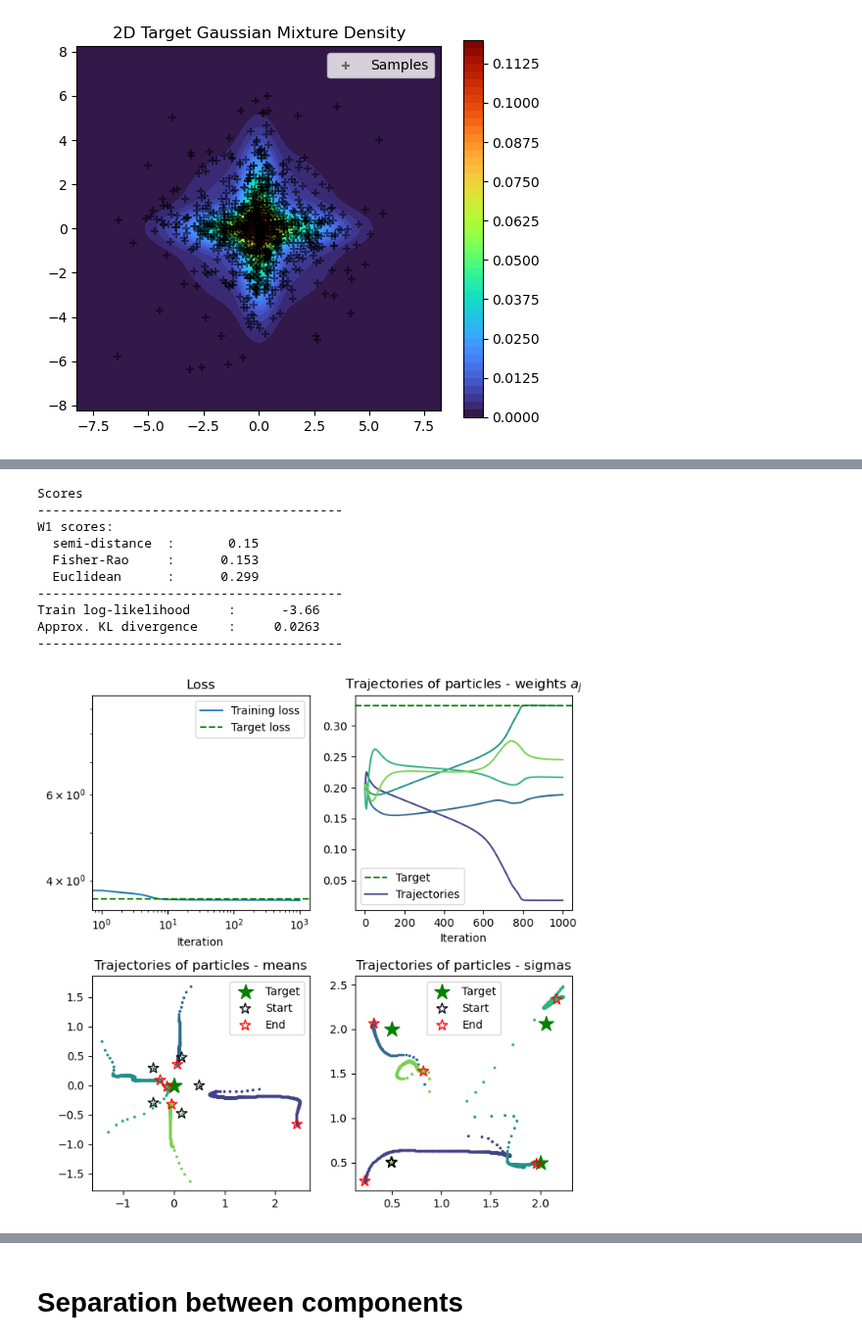
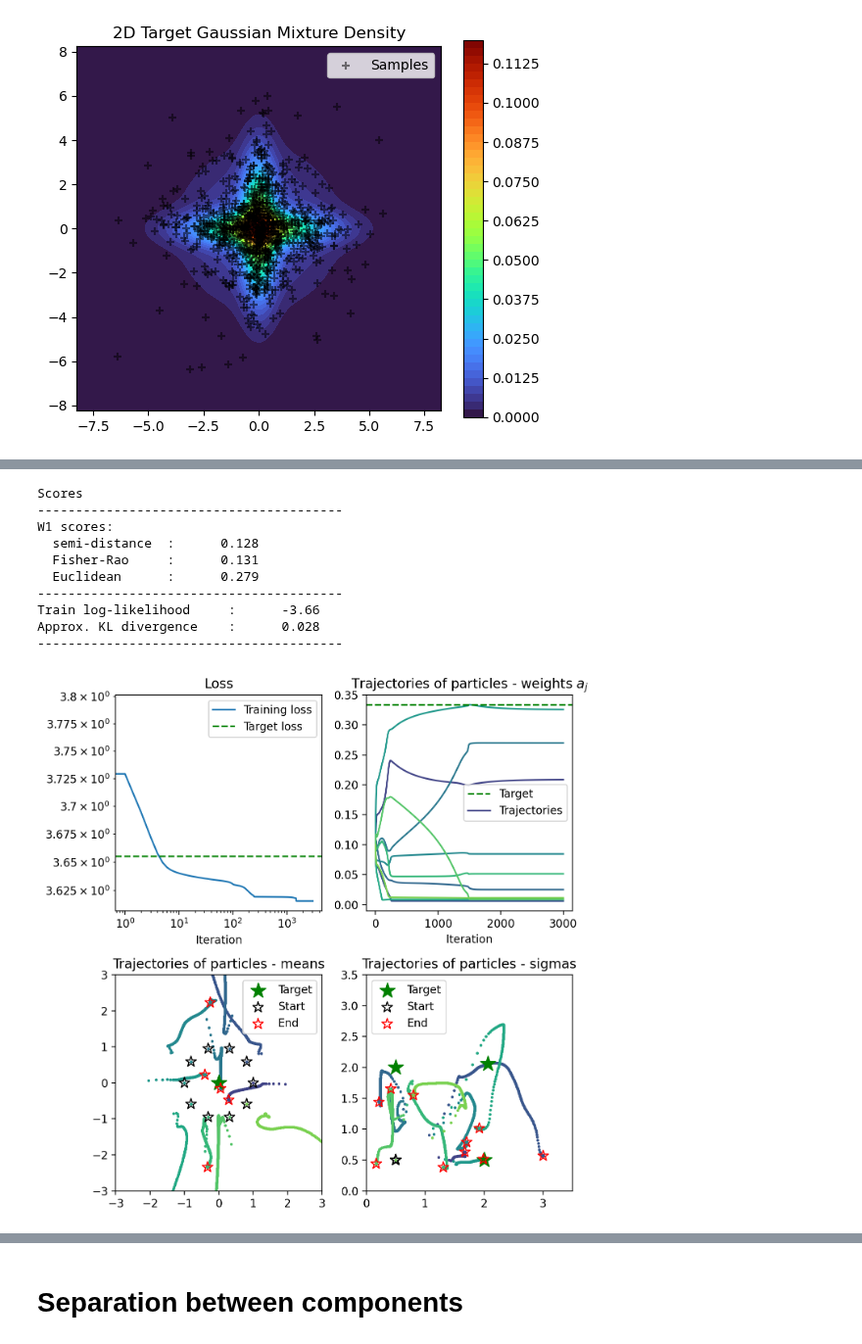
Before and after one commit to giardr/blasso_gmm_cpgd, a Jupyter notebook: cpgd_experiments.ipynb, the cells around one changed output, grey strips where cells are left out. Shown at 98% size. Cells and saved outputs as stored; diff of their text form; code cells hidden in the pictures.

Commit message:
limit axis iterates

```diff
--- a/cpgd_experiments.ipynb
+++ b/cpgd_experiments.ipynb
@@ -17,10 +17,11 @@ from methods import *
 # %% [markdown]
 ## Utilities
 # %%
-def plot_2d_iterates(tab_iter, target=None, title=None, ax=None):
+def plot_2d_iterates(tab_iter, target=None, title=None, ax=None, lim_axis=None):
     """
     tab_iter of size n_iter * n_particles * 2, target of size n_components * 2
     If ax is provided, plots on this ax. Otherwise creates a new figure.
+    If lim_axis is None or list of 4 numbers. If it is not None, set x limits and y limits.
     """
     n_iter, n_particles, dim = tab_iter.shape
     assert dim == 2
@@ -28,7 +29,7 @@ def plot_2d_iterates(tab_iter, target=None, title=None, ax=None):
     # create a new figure/axes if not provided
     ax_is_None = ax is None
     if ax_is_None:
-        fig, ax = plt.subplots(figsize=(5, 5))
+        fig, ax = plt.subplots(figsize=(5, 5), dpi=200)
     else:
         fig = ax.figure
 
@@ -84,6 +85,10 @@ def plot_2d_iterates(tab_iter, target=None, title=None, ax=None):
         [], [], marker="*", s=100, facecolors="none", edgecolors="red", label="End"
     )
 
+    if lim_axis is not None:
+        ax.set_xlim(lim_axis[0:2])
+        ax.set_ylim(lim_axis[2:4])
+
     ax.legend()
     if ax_is_None:
         plt.show()
@@ -101,7 +106,7 @@ def plot_1d_iterates(tab_iter, target=None, title=None, ax=None, legend=True):
 
     ax_is_None = ax is None
     if ax_is_None:
-        fig, ax = plt.subplots(figsize=(5, 5))
+        fig, ax = plt.subplots(figsize=(5, 5), dpi=200)
     else:
         fig = ax.figure
 
@@ -132,7 +137,7 @@ def plot_1d_iterates(tab_iter, target=None, title=None, ax=None, legend=True):
 def plot_loss(iter_loss, loss_target=None, ax=None, log_scale=True):
     ax_is_None = ax is None
     if ax_is_None:
-        fig, ax = plt.subplots(figsize=(5, 5))
+        fig, ax = plt.subplots(figsize=(5, 5), dpi=200)
     else:
         fig = ax.figure
     ax.plot(iter_loss, label="Training loss")
@@ -151,9 +156,9 @@ def plot_loss(iter_loss, loss_target=None, ax=None, log_scale=True):
 
 
 def plot_all_1d(
-    iter_loss, iter_particles, loss_target, means_target, sigmas_target, weights_target
+    iter_loss, iter_particles, loss_target, means_target, sigmas_target, weights_target, lim_axis=None
 ):
-    fig, axes = plt.subplots(1, 3, figsize=(11, 4), sharex=False, sharey=False)
+    fig, axes = plt.subplots(1, 3, figsize=(11, 4), sharex=False, sharey=False, dpi=200)
 
     plot_loss(iter_loss=iter_loss, loss_target=loss_target, ax=axes[0])
     plot_1d_iterates(
@@ -167,34 +172,37 @@ def plot_all_1d(
         target=torch.cat([means_target, sigmas_target], dim=-1),
         title=r"Trajectories of positions $(t_j,u_j)$",
         ax=axes[2],
+        lim_axis=lim_axis
     )
     plt.tight_layout()
     plt.show()
 
 
 def plot_all_2d(
-    iter_loss, iter_particles, loss_target, means_target, sigmas_target, weights_target
+    iter_loss, iter_particles, loss_target, means_target, sigmas_target, weights_target, lim_axis_t=None, lim_axis_u=None
 ):
-    fig, axes = plt.subplots(2, 2, figsize=(7, 7), sharex=False, sharey=False)
+    fig, axes = plt.subplots(2, 2, figsize=(7, 7), sharex=False, sharey=False, dpi=200)
 
     plot_loss(iter_loss=iter_loss, loss_target=loss_target, ax=axes[0, 0])
     plot_1d_iterates(
         iter_particles[:, :, -1],
         target=weights_target,
         title=r"Trajectories of particles - weights $a_j$",
-        ax=axes[0, 1],
+        ax=axes[0, 1]
     )
     plot_2d_iterates(
         iter_particles[:, :, :2],
         target=means_target,
         title="Trajectories of particles - means",
         ax=axes[1, 0],
+        lim_axis=lim_axis_t
     )
     plot_2d_iterates(
         iter_particles[:, :, 2:4],
         target=sigmas_target,
         title="Trajectories of particles - sigmas",
         ax=axes[1, 1],
+        lim_axis=lim_axis_u
     )
     plt.tight_layout()
     plt.show()
@@ -477,8 +485,8 @@ def points_on_circle(r, n):
     y = r * torch.sin(angles)
     return torch.stack([x, y], dim=1)
 
-n_particles = 5  # Number of particles
-means_init = points_on_circle(0.5, n_particles)
+n_particles = 10  # try 3, 4, 5, 10 with radius 1  # Number of particles
+means_init = points_on_circle(1.0, n_particles)
 sigmas_init = torch.ones((n_particles,2))*0.5
 positions_init = torch.cat([means_init, sigmas_init], dim=1)
 weights_init = torch.ones(n_particles)*1/n_particles
@@ -507,28 +516,29 @@ print_scores_W1_KL_likelihood(positions_target,
 Scores
 ----------------------------------------
 W1 scores:
-  semi-distance  :       0.15
-  Fisher-Rao     :      0.153
-  Euclidean      :      0.299
+  semi-distance  :      0.128
+  Fisher-Rao     :      0.131
+  Euclidean      :      0.279
 ----------------------------------------
 Train log-likelihood     :      -3.66
-Approx. KL divergence    :     0.0263
+Approx. KL divergence    :      0.028
 ----------------------------------------
 # %%
 iter_loss_em, iter_particles_em = em_optim(samples=samples,
                             means_init=means_init,
                             sigmas_init=sigmas_init,
                             weights_init=weights_init,
-                            n_iter=1000,
+                            n_iter=3000,
                             store_history=True
                             )
 loss_target_em=-target_gmm.log_prob(samples).mean()
 
 # to plot the loss (minus the log-likelihood) in log log scale, we need positive values
 loss_em_shift = torch.min(torch.tensor([-1e-15, torch.min(iter_loss_em), loss_target_em]))
-plot_all_2d(iter_loss_em+loss_em_shift, iter_particles_em, loss_target_em+loss_em_shift, means_target, sigmas_target, weights_target)
+plot_all_2d((iter_loss_em+loss_em_shift)[1:], iter_particles_em, loss_target_em+loss_em_shift, means_target, sigmas_target, weights_target,
+            lim_axis_t=[-3,3,-3,3], lim_axis_u=[0,3.5,0,3.5])
 # %% [output]
-[figure, old version]
+[figure, new version]
 # %%
 print_scores_W1_KL_likelihood(positions_target,
                               weights_target,
```
Also changed, not shown: parts of 7 cells of this notebook.
